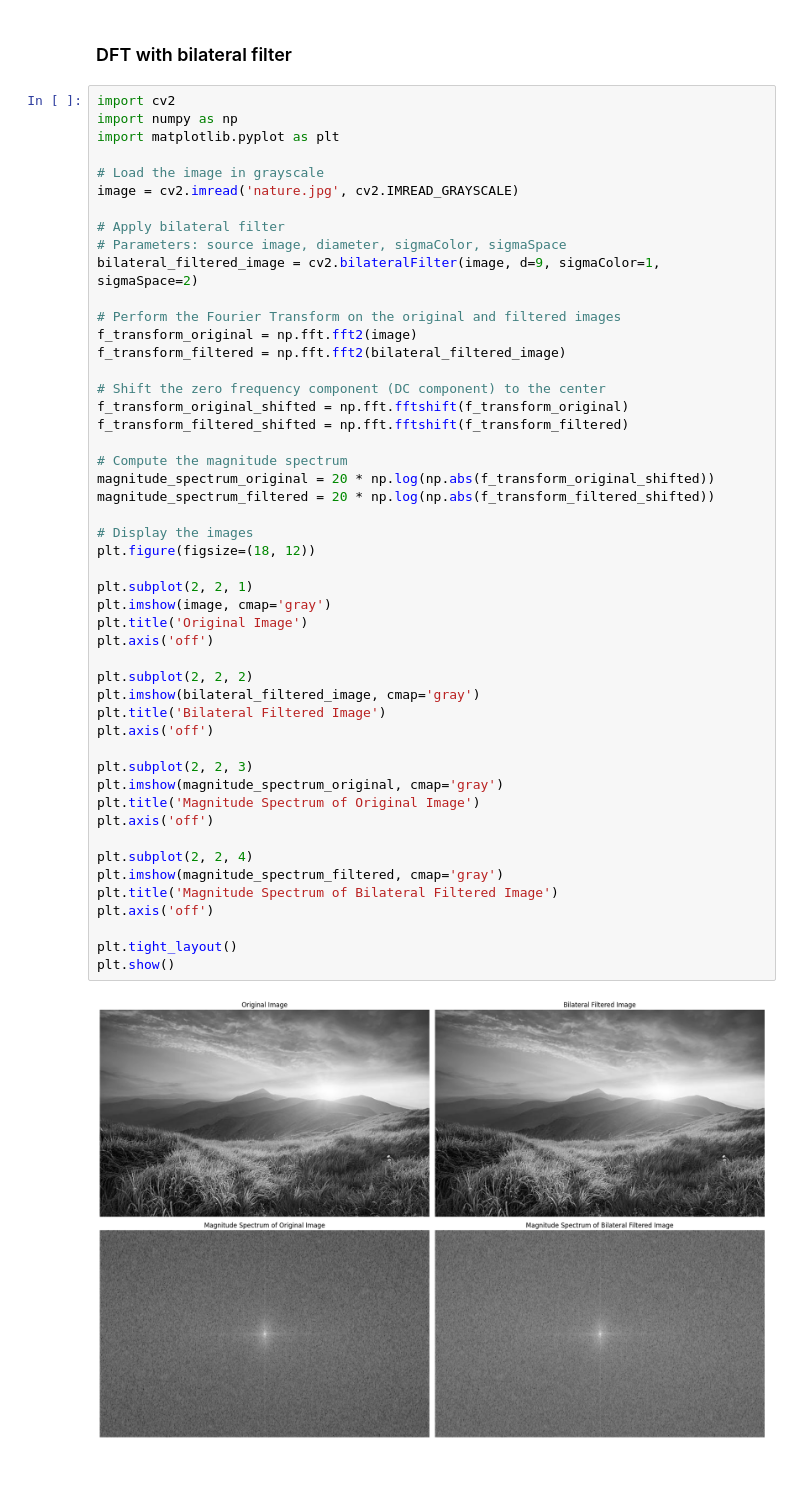
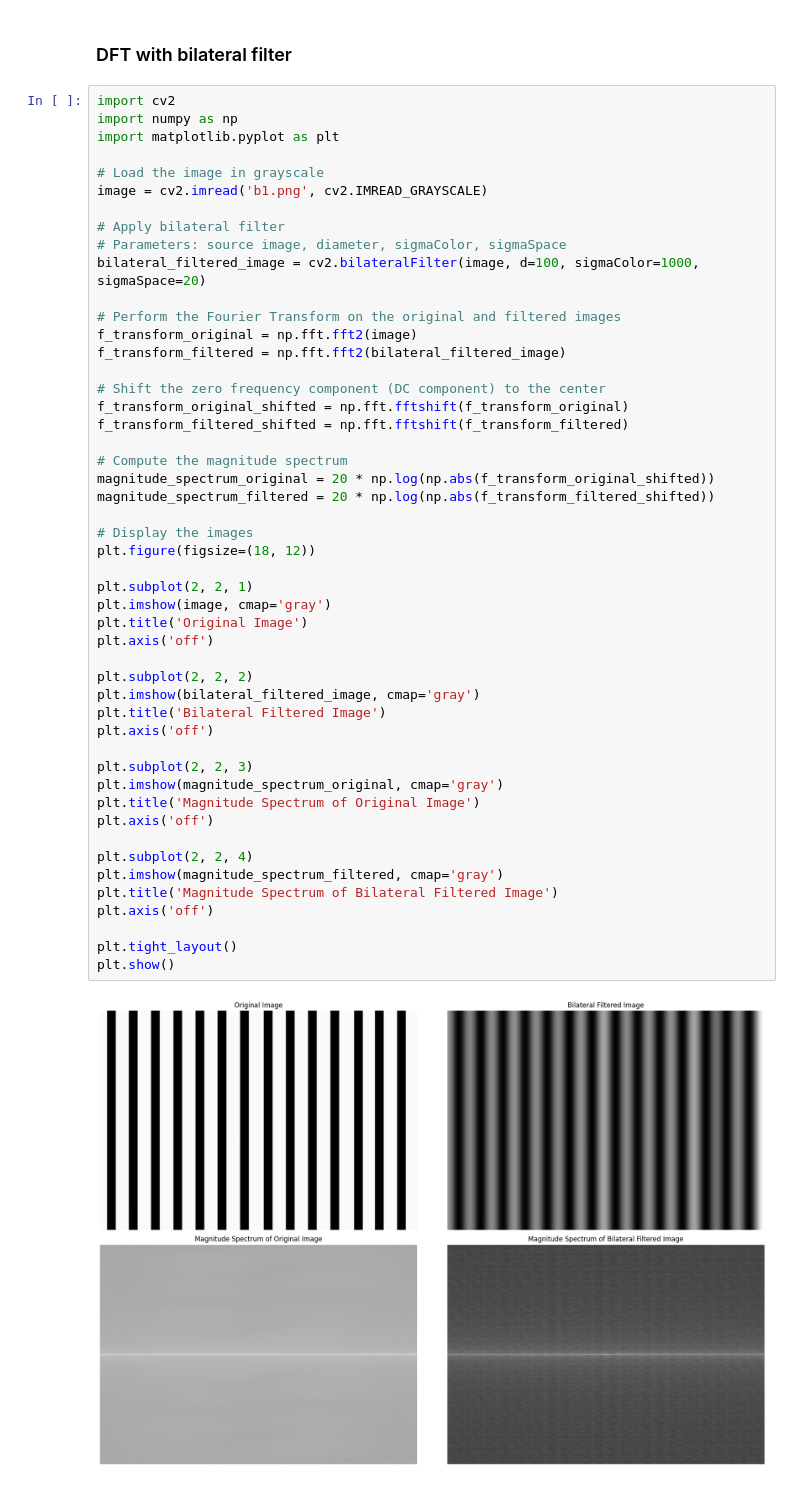
Before and after one commit to MDSALMANSHAMS/Learning, a Jupyter notebook: Python_imageProcessing/4_Fourier_Transform/main.ipynb, the cells around one changed output. Drawn from its saved outputs; the diff is of its cells as text.

```diff
--- a/Python_imageProcessing/4_Fourier_Transform/main.ipynb
+++ b/Python_imageProcessing/4_Fourier_Transform/main.ipynb
@@ -68,11 +68,11 @@ import numpy as np
 import matplotlib.pyplot as plt
 
 # Load the image in grayscale
-image = cv2.imread('nature.jpg', cv2.IMREAD_GRAYSCALE)
+image = cv2.imread('b1.png', cv2.IMREAD_GRAYSCALE)
 
 # Apply bilateral filter
 # Parameters: source image, diameter, sigmaColor, sigmaSpace
-bilateral_filtered_image = cv2.bilateralFilter(image, d=9, sigmaColor=1, sigmaSpace=2)
+bilateral_filtered_image = cv2.bilateralFilter(image, d=100, sigmaColor=1000, sigmaSpace=20)
 
 # Perform the Fourier Transform on the original and filtered images
 f_transform_original = np.fft.fft2(image)
@@ -85,31 +85,31 @@ f_transform_filtered_shifted = np.fft.fftshift(f_transform_filtered)
 # Compute the magnitude spectrum
 magnitude_spectrum_original = 20 * np.log(np.abs(f_transform_original_shifted))
 magnitude_spectrum_filtered = 20 * np.log(np.abs(f_transform_filtered_shifted))
 
 # Display the images
 plt.figure(figsize=(18, 12))
 
 plt.subplot(2, 2, 1)
 plt.imshow(image, cmap='gray')
 plt.title('Original Image')
 plt.axis('off')
 
 plt.subplot(2, 2, 2)
 plt.imshow(bilateral_filtered_image, cmap='gray')
 plt.title('Bilateral Filtered Image')
 plt.axis('off')
 
 plt.subplot(2, 2, 3)
 plt.imshow(magnitude_spectrum_original, cmap='gray')
 plt.title('Magnitude Spectrum of Original Image')
 plt.axis('off')
 
 plt.subplot(2, 2, 4)
 plt.imshow(magnitude_spectrum_filtered, cmap='gray')
 plt.title('Magnitude Spectrum of Bilateral Filtered Image')
 plt.axis('off')
 
 plt.tight_layout()
 plt.show()
 # %% [output]
-[figure, old version]
+[figure, new version]
```
Also changed, not shown: parts of 8 cells of this notebook.
